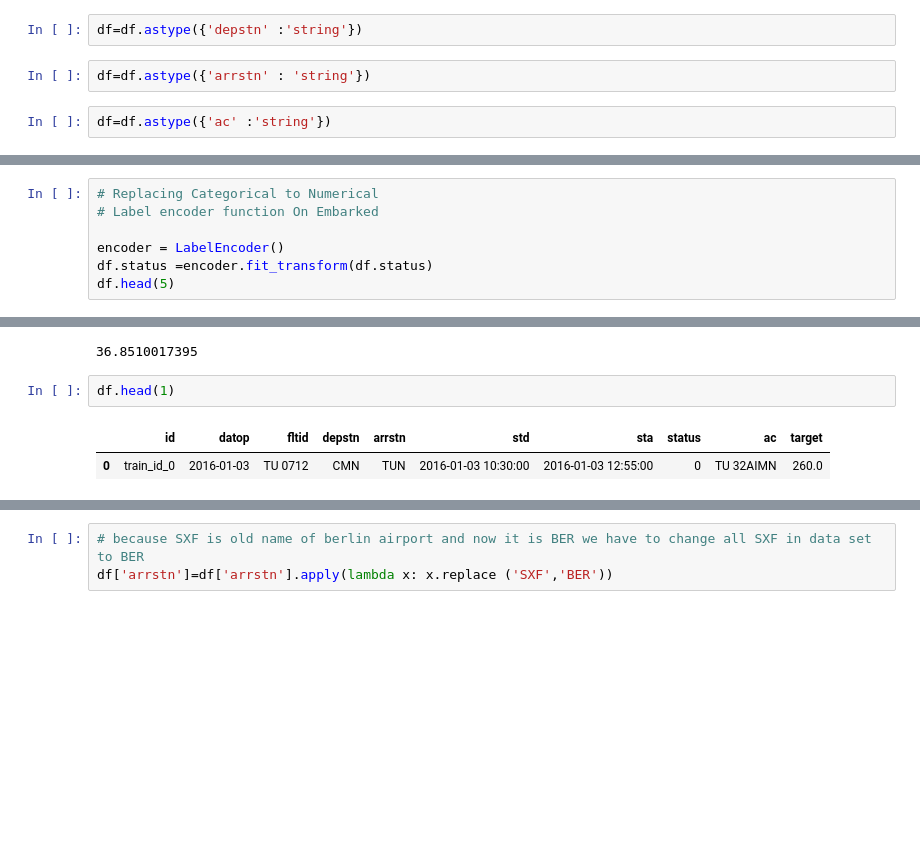
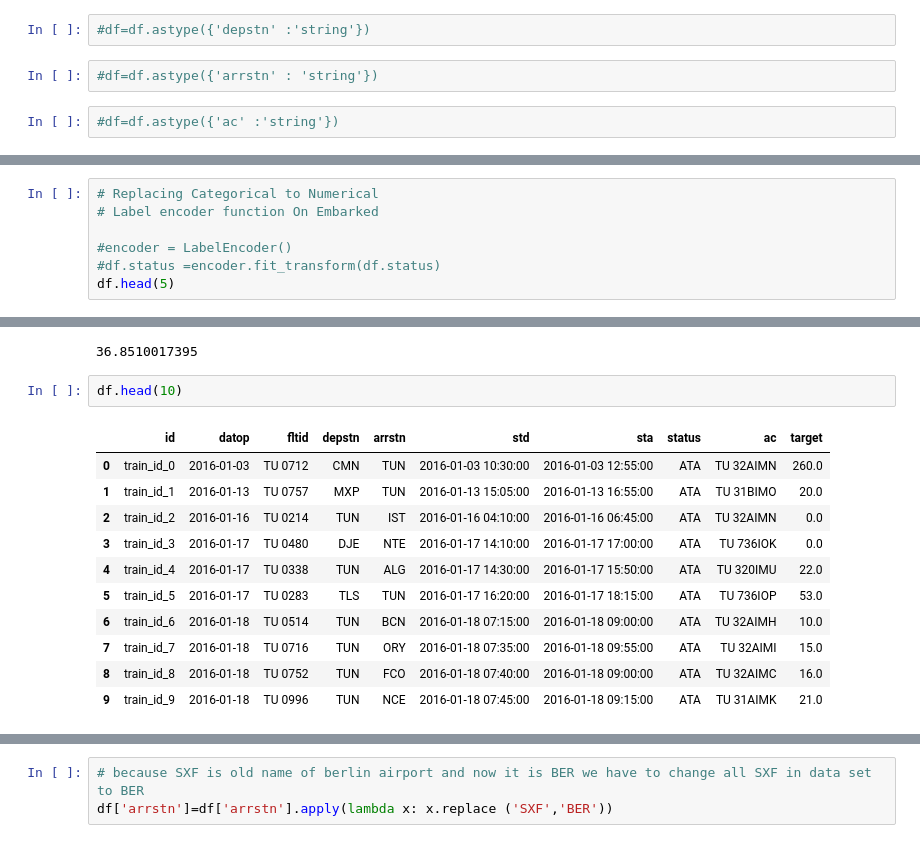
Before and after one commit to edierik/ml_project_flight_delay, a Jupyter notebook: EDA_Modeling_Flight_Delay.ipynb, the cells around one changed output, grey strips where cells are left out. Saved outputs shown, nothing was run; the diff lists cells and outputs as text; blank space fills up the shorter version.

```diff
--- a/EDA_Modeling_Flight_Delay.ipynb
+++ b/EDA_Modeling_Flight_Delay.ipynb
@@ -224,6 +239,6 @@ df=df.astype({'fltid' :'string'} )
 # %%
-df=df.astype({'depstn' :'string'})
+#df=df.astype({'depstn' :'string'})
 # %%
-df=df.astype({'arrstn' : 'string'})
+#df=df.astype({'arrstn' : 'string'})
 # %%
-df=df.astype({'ac' :'string'})
+#df=df.astype({'ac' :'string'})
@@ -231,8 +260,8 @@ df=df.astype({'ac' :'string'})
 # Replacing Categorical to Numerical
 # Label encoder function On Embarked
 
-encoder = LabelEncoder()
-df.status =encoder.fit_transform(df.status)
+#encoder = LabelEncoder()
+#df.status =encoder.fit_transform(df.status)
 df.head(5)
 # %% [output]
 |  | id | datop | fltid | depstn | arrstn | std | sta | status | ac | target |
@@ -429,7 +470,16 @@ airports['TUN']['lat']
 # %% [output]
 36.8510017395
 # %%
-df.head(1)
+df.head(10)
 # %% [output]
 |  | id | datop | fltid | depstn | arrstn | std | sta | status | ac | target |
-| 0 | train_id_0 | 2016-01-03 | TU 0712 | CMN | TUN | 2016-01-03 10:30:00 | 2016-01-03 12:55:00 | 0 | TU 32AIMN | 260.0 |
+| 0 | train_id_0 | 2016-01-03 | TU 0712 | CMN | TUN | 2016-01-03 10:30:00 | 2016-01-03 12:55:00 | ATA | TU 32AIMN | 260.0 |
+| 1 | train_id_1 | 2016-01-13 | TU 0757 | MXP | TUN | 2016-01-13 15:05:00 | 2016-01-13 16:55:00 | ATA | TU 31BIMO | 20.0 |
+| 2 | train_id_2 | 2016-01-16 | TU 0214 | TUN | IST | 2016-01-16 04:10:00 | 2016-01-16 06:45:00 | ATA | TU 32AIMN | 0.0 |
+| 3 | train_id_3 | 2016-01-17 | TU 0480 | DJE | NTE | 2016-01-17 14:10:00 | 2016-01-17 17:00:00 | ATA | TU 736IOK | 0.0 |
+| 4 | train_id_4 | 2016-01-17 | TU 0338 | TUN | ALG | 2016-01-17 14:30:00 | 2016-01-17 15:50:00 | ATA | TU 320IMU | 22.0 |
+| 5 | train_id_5 | 2016-01-17 | TU 0283 | TLS | TUN | 2016-01-17 16:20:00 | 2016-01-17 18:15:00 | ATA | TU 736IOP | 53.0 |
+| 6 | train_id_6 | 2016-01-18 | TU 0514 | TUN | BCN | 2016-01-18 07:15:00 | 2016-01-18 09:00:00 | ATA | TU 32AIMH | 10.0 |
+| 7 | train_id_7 | 2016-01-18 | TU 0716 | TUN | ORY | 2016-01-18 07:35:00 | 2016-01-18 09:55:00 | ATA | TU 32AIMI | 15.0 |
+| 8 | train_id_8 | 2016-01-18 | TU 0752 | TUN | FCO | 2016-01-18 07:40:00 | 2016-01-18 09:00:00 | ATA | TU 32AIMC | 16.0 |
+| 9 | train_id_9 | 2016-01-18 | TU 0996 | TUN | NCE | 2016-01-18 07:45:00 | 2016-01-18 09:15:00 | ATA | TU 31AIMK | 21.0 |
```
Also changed, not shown: parts of 33 cells of this notebook, 1 other file.
